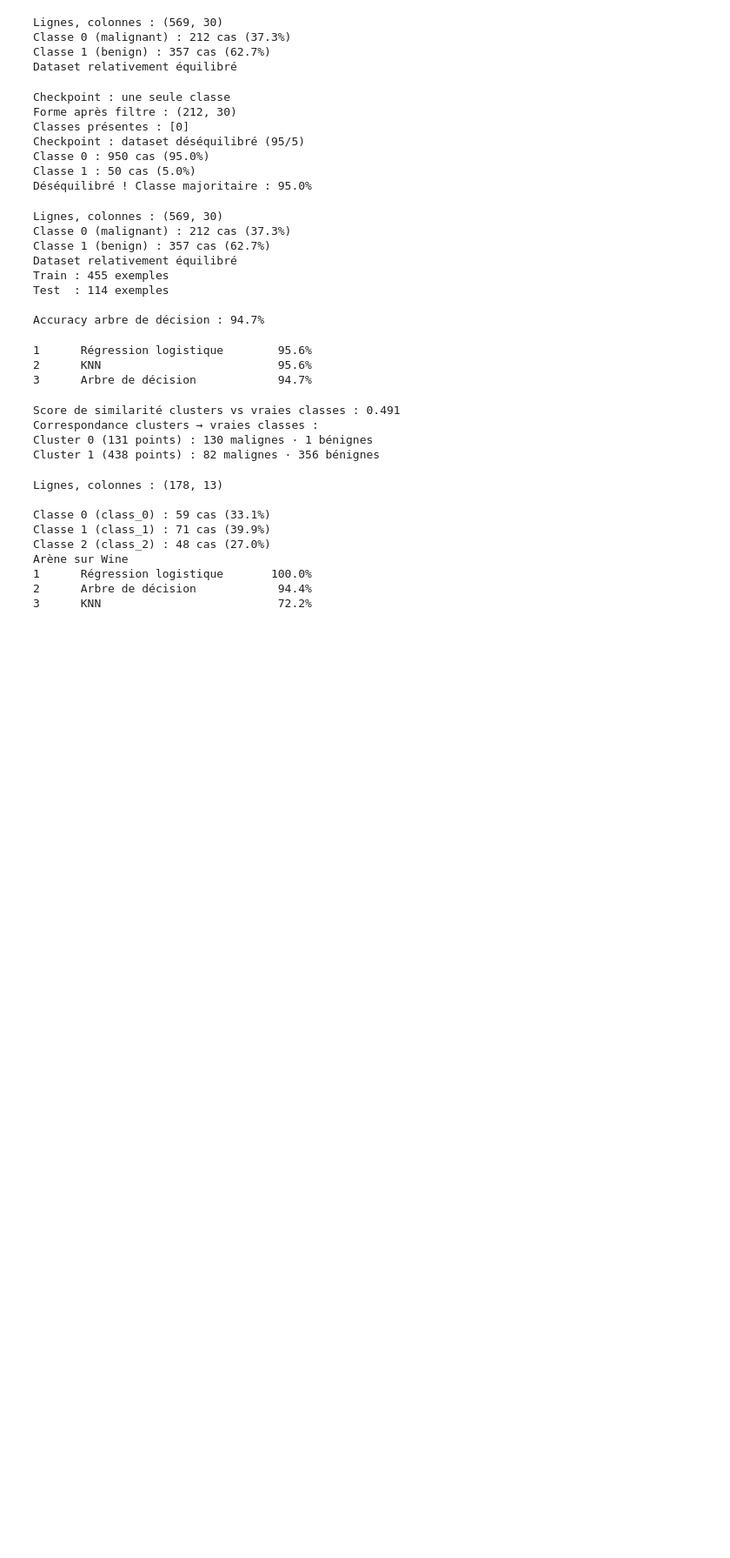
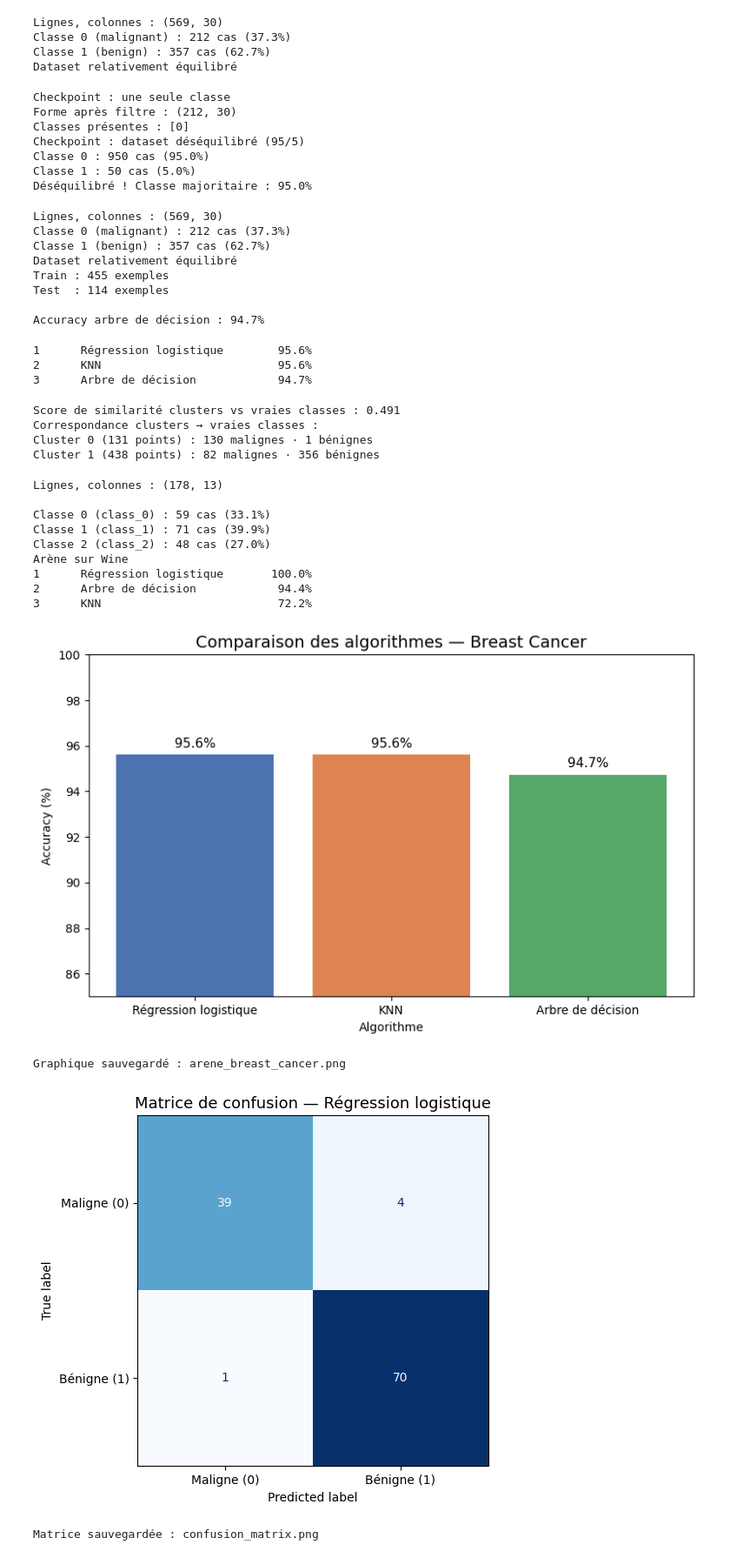
Before and after one commit to rymadinari/-arene-des-algos-Ryma-Dinari-, a Jupyter notebook: arene.ipynb, the cells around one changed output. Shown at 87% size. Drawn from its saved outputs; the diff is of its cells as text; code cells hidden in the pictures; blank space fills up the shorter version.

Commit message:
feat: visualisations barplot et matrice de confusion

```diff
--- a/arene.ipynb
+++ b/arene.ipynb
@@ -202,3 +202,57 @@ Arène sur Wine
 1      Régression logistique       100.0%
 2      Arbre de décision            94.4%
 3      KNN                          72.2%
+# %%
+# PHASE 6 : Visualisations
+import matplotlib.pyplot as plt
+from sklearn.metrics import confusion_matrix, ConfusionMatrixDisplay
+
+# Graphique 1 : Barplot des accuracies
+noms = [nom for nom, _ in classement]
+accs = [acc * 100 for _, acc in classement]
+
+plt.figure(figsize=(8, 5))
+barres = plt.bar(noms, accs, color=["#4C72B0", "#DD8452", "#55A868"])
+plt.title("Comparaison des algorithmes — Breast Cancer", fontsize=14)
+plt.ylabel("Accuracy (%)")
+plt.xlabel("Algorithme")
+plt.ylim(85, 100)
+
+# Afficher la valeur
+for barre, acc in zip(barres, accs):
+    plt.text(
+        barre.get_x() + barre.get_width() / 2,
+        barre.get_height() + 0.2,
+        f"{acc:.1f}%",
+        ha="center", va="bottom", fontsize=11
+    )
+
+plt.tight_layout()
+plt.savefig("arene_breast_cancer.png", dpi=150)
+plt.show()
+print("Graphique sauvegardé : arene_breast_cancer.png")
+
+
+# Graphique 2 : Matrice de confusion du champion(régression logistique)
+champion = LogisticRegression(max_iter=10000, random_state=42)
+champion.fit(X_train, y_train)
+y_pred = champion.predict(X_test)
+
+cm = confusion_matrix(y_test, y_pred)
+disp = ConfusionMatrixDisplay(
+    confusion_matrix=cm,
+    display_labels=["Maligne (0)", "Bénigne (1)"]
+)
+
+fig, ax = plt.subplots(figsize=(6, 5))
+disp.plot(ax=ax, colorbar=False, cmap="Blues")
+ax.set_title("Matrice de confusion — Régression logistique", fontsize=13)
+plt.tight_layout()
+plt.savefig("confusion_matrix.png", dpi=150)
+plt.show()
+print("Matrice sauvegardée : confusion_matrix.png")
+# %% [output]
+[figure, added]
+Graphique sauvegardé : arene_breast_cancer.png
+[figure, added]
+Matrice sauvegardée : confusion_matrix.png
```
